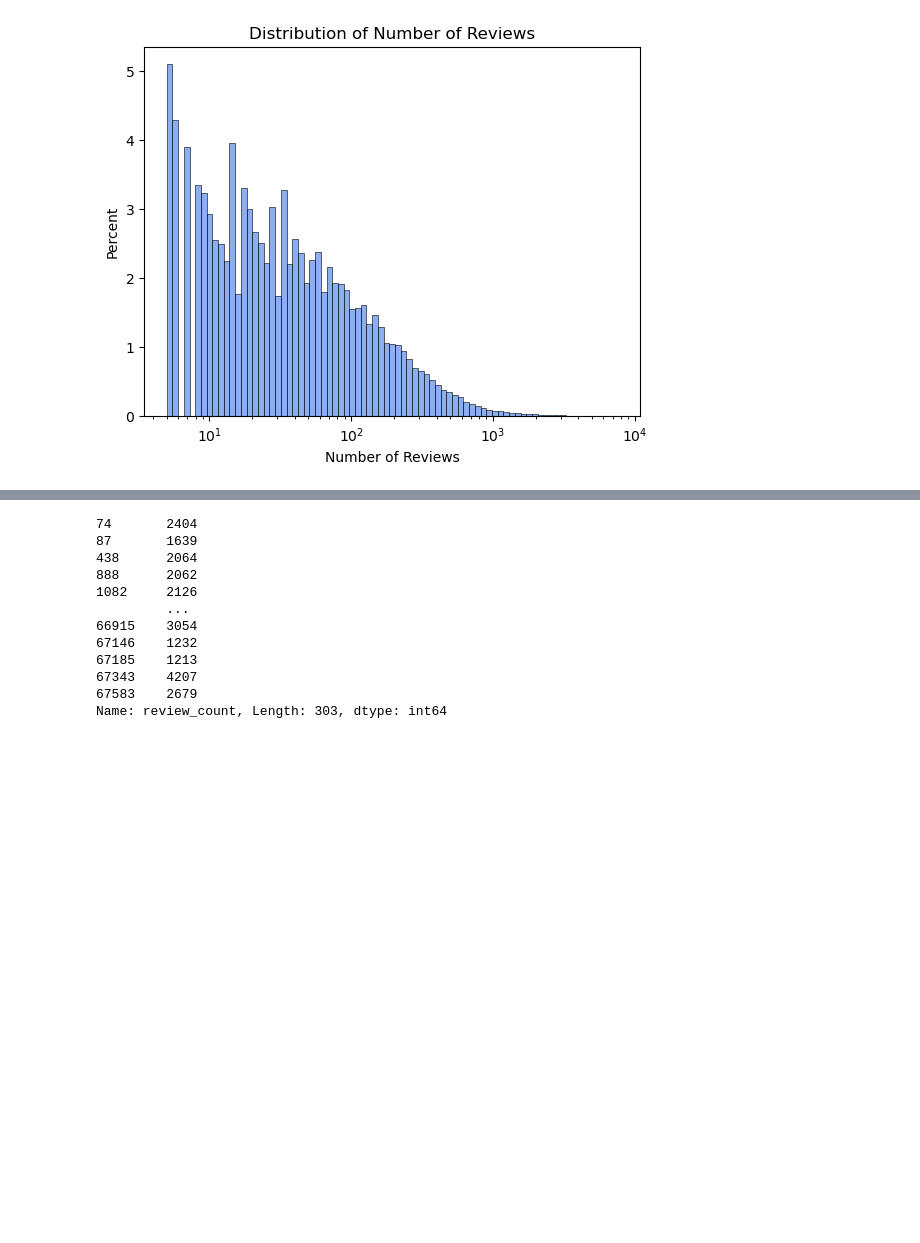
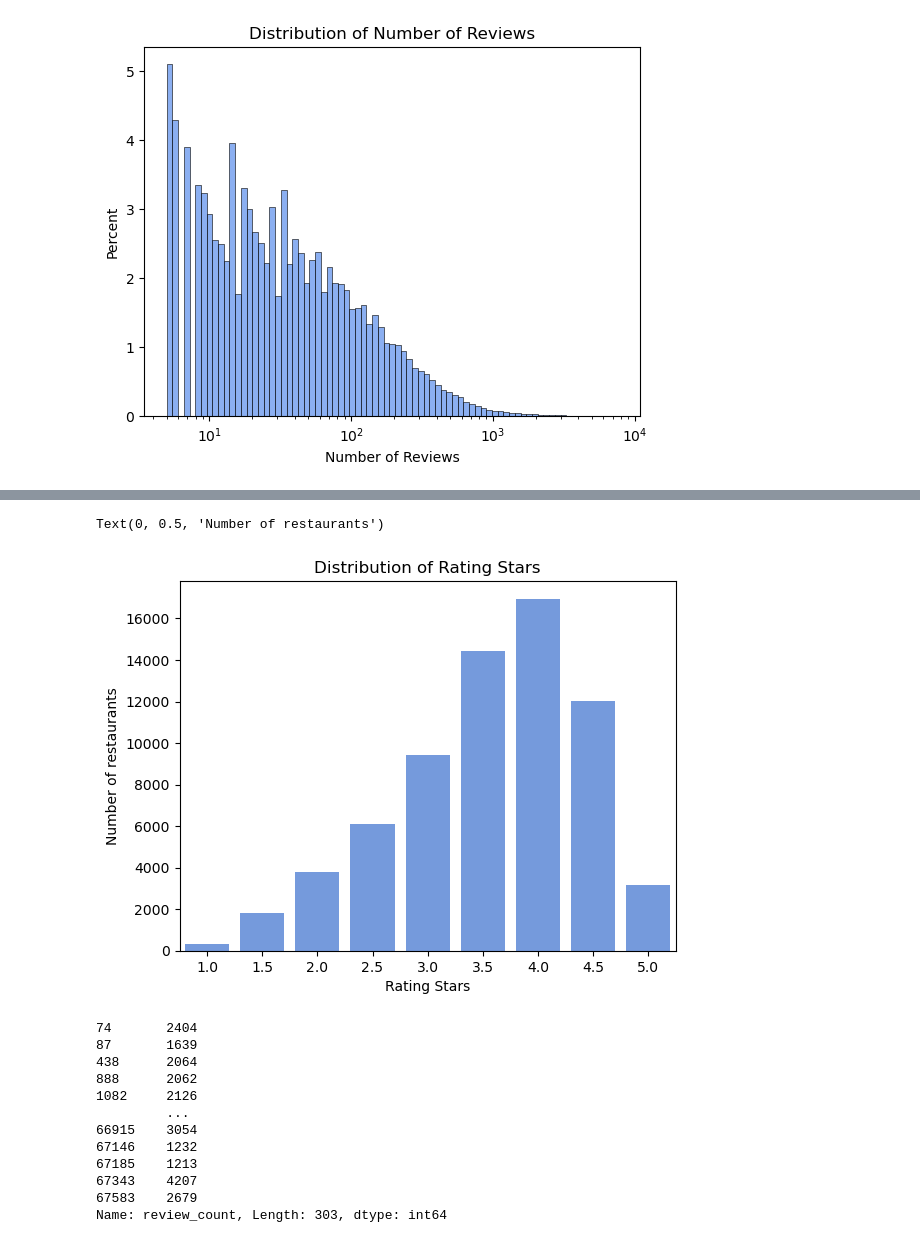
Before and after one commit to 98mina2/FP209b, a Jupyter notebook: EDA_business.ipynb, the cells around one changed output, grey strips where cells are left out. Saved outputs shown, nothing was run; the diff lists cells and outputs as text; code cells hidden in the pictures; blank space fills up the shorter version.

Commit message:
added dist of stars

```diff
--- a/EDA_business.ipynb
+++ b/EDA_business.ipynb
@@ -69,3 +82,14 @@ Text(0.5, 0, 'Number of Reviews')
+# %%
+sns.barplot(data = df.groupby(['stars'])[['business_id']].agg('count').reset_index().astype({'stars': str}),
+            x = 'stars',
+            y = 'business_id',
+            color = 'cornflowerblue')
+plt.title("Distribution of Rating Stars")
+plt.xlabel("Rating Stars")
+plt.ylabel("Number of restaurants")
+# %% [output]
+Text(0, 0.5, 'Number of restaurants')
+[figure, added]
 # %%
 df[df['review_count'] > 1000]['review_count']
 # %% [output]
```
Also changed, not shown: parts of 1 cell of this notebook.
